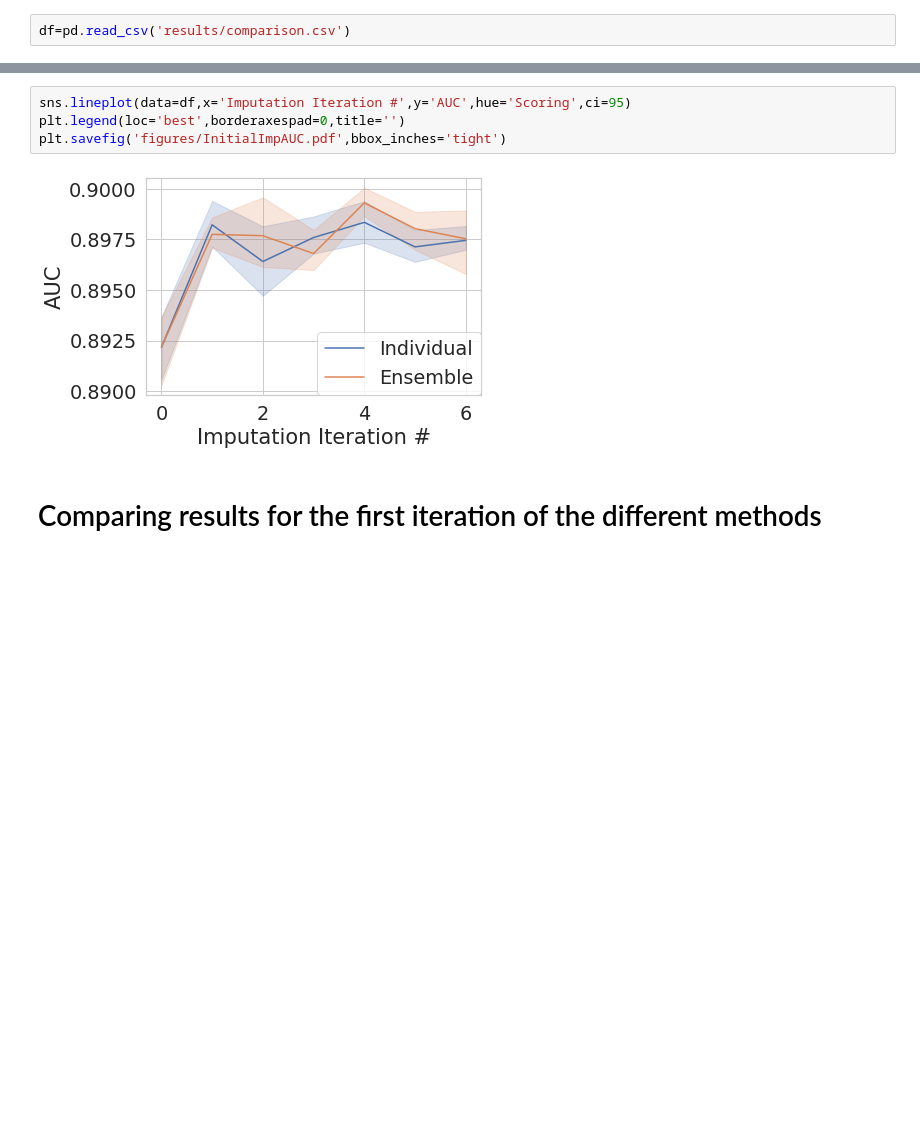
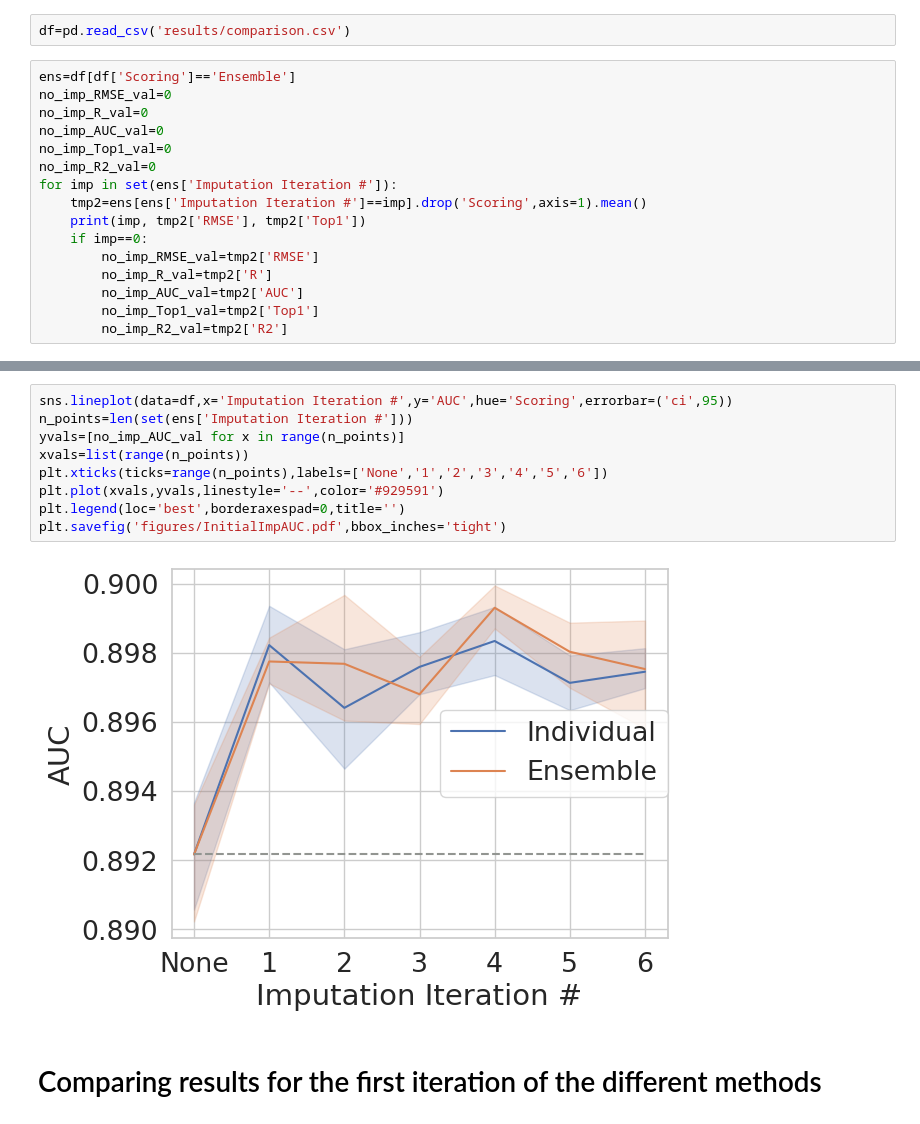
Before and after one commit to francoep/ImputationPaper, a Jupyter notebook: generate_figures.ipynb, the cells around one changed output, grey strips where cells are left out. Saved outputs shown, nothing was run; the diff lists cells and outputs as text; blank space fills up the shorter version.

```diff
--- a/generate_figures.ipynb
+++ b/generate_figures.ipynb
@@ -87,2 +104,18 @@ with open('results/comparison.csv','w') as outfile:
 # %%
 df=pd.read_csv('results/comparison.csv')
+# %%
+ens=df[df['Scoring']=='Ensemble']
+no_imp_RMSE_val=0
+no_imp_R_val=0
+no_imp_AUC_val=0
+no_imp_Top1_val=0
+no_imp_R2_val=0
+for imp in set(ens['Imputation Iteration #']):
+    tmp2=ens[ens['Imputation Iteration #']==imp].drop('Scoring',axis=1).mean()
+    print(imp, tmp2['RMSE'], tmp2['Top1'])
+    if imp==0:
+        no_imp_RMSE_val=tmp2['RMSE']
+        no_imp_R_val=tmp2['R']
+        no_imp_AUC_val=tmp2['AUC']
+        no_imp_Top1_val=tmp2['Top1']
+        no_imp_R2_val=tmp2['R2']
@@ -135,9 +198,14 @@ plt.savefig('figures/InitialImpTop1.pdf',bbox_inches='tight')
 # %%
-sns.lineplot(data=df,x='Imputation Iteration #',y='AUC',hue='Scoring',ci=95)
+sns.lineplot(data=df,x='Imputation Iteration #',y='AUC',hue='Scoring',errorbar=('ci',95))
+n_points=len(set(ens['Imputation Iteration #']))
+yvals=[no_imp_AUC_val for x in range(n_points)]
+xvals=list(range(n_points))
+plt.xticks(ticks=range(n_points),labels=['None','1','2','3','4','5','6'])
+plt.plot(xvals,yvals,linestyle='--',color='#929591')
 plt.legend(loc='best',borderaxespad=0,title='')
 plt.savefig('figures/InitialImpAUC.pdf',bbox_inches='tight')
 # %% [output]
-[figure, old version]
+[figure, new version]
 # %% [markdown]
 # Comparing results for the first iteration of the different methods
 # %%
```
Also changed, not shown: parts of 24 cells of this notebook, 1 other file.
